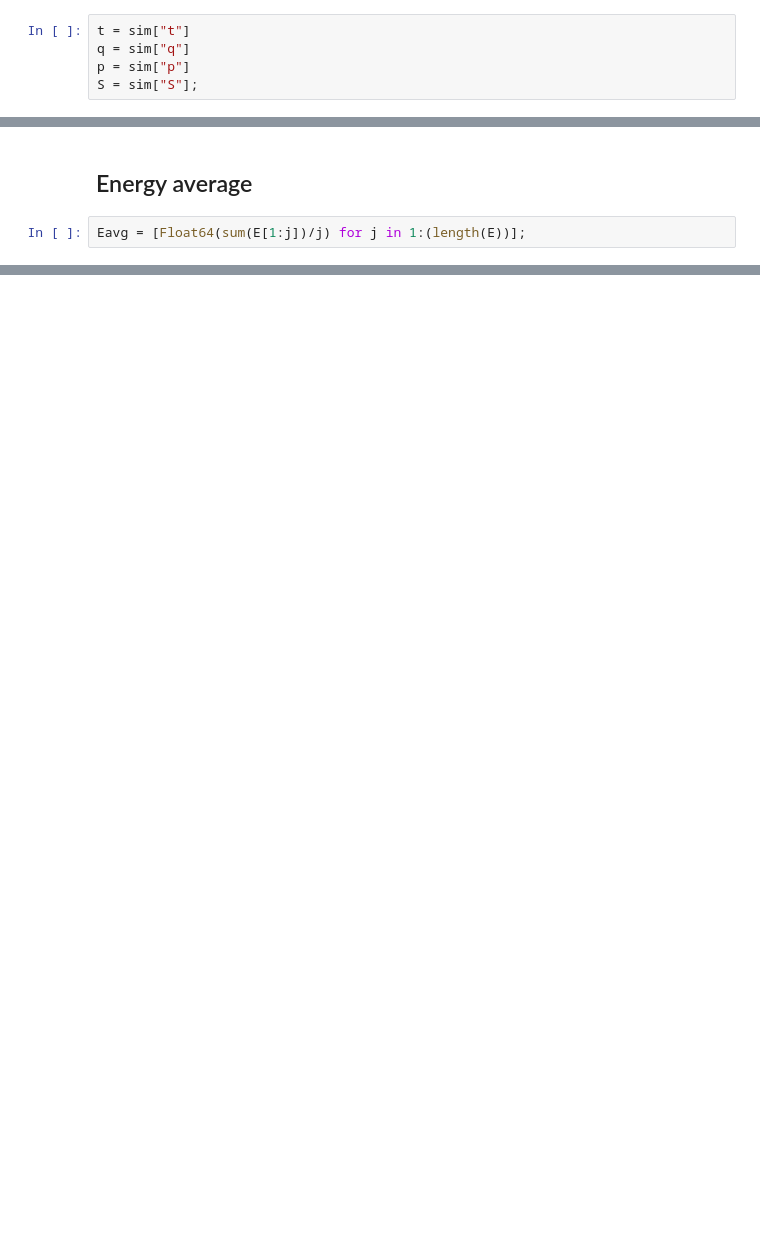
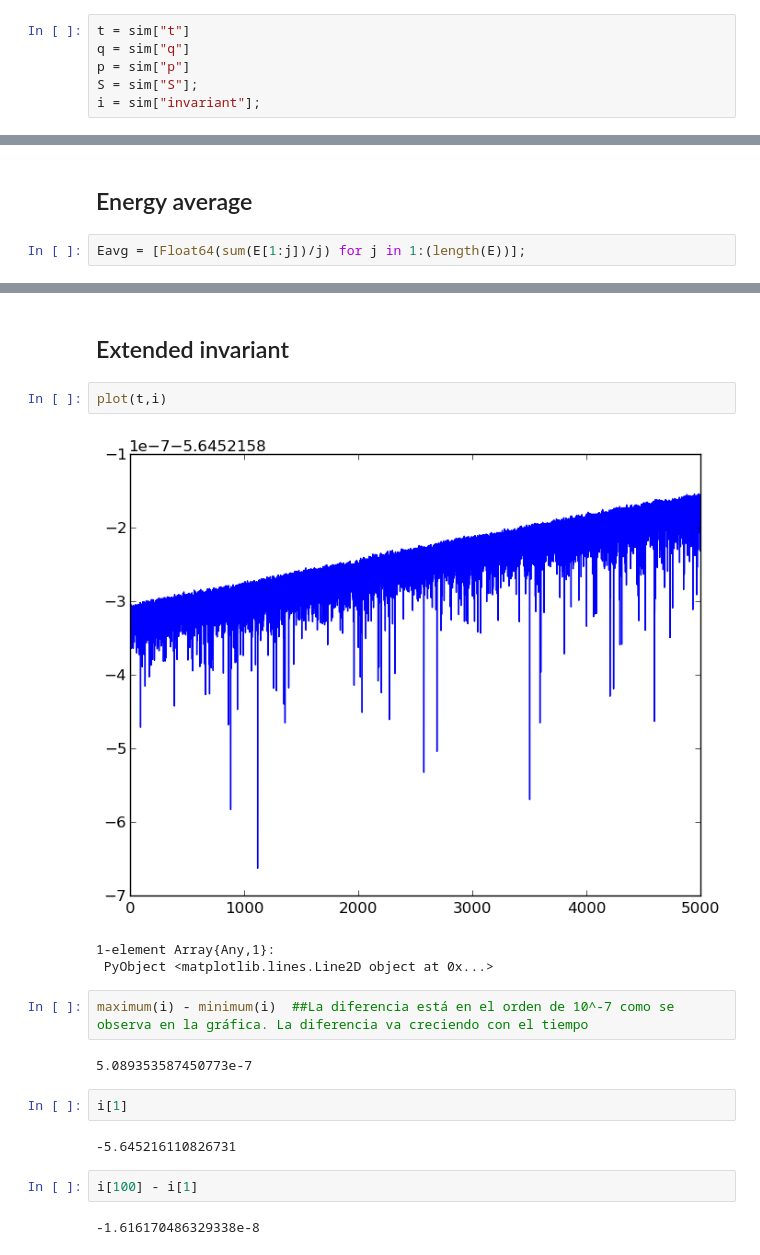
Before and after one commit to dapias/ContactFlowsTaylor, a Jupyter notebook: RungeKutta/notebooks/TutorialRK.ipynb, the cells around one changed output, grey strips where cells are left out. Cells and saved outputs as stored; diff of their text form; blank space fills up the shorter version.

Commit message:
Modified the code to track the invariant quantity proposed by Fukuda

```diff
--- a/RungeKutta/notebooks/TutorialRK.ipynb
+++ b/RungeKutta/notebooks/TutorialRK.ipynb
@@ -29,6 +30,7 @@ t = sim["t"]
 q = sim["q"]
 p = sim["p"]
 S = sim["S"];
+i = sim["invariant"];
 # %% [markdown]
 ## Extended phase space projections
 # %%
@@ -138,0 +141,20 @@ Eavg[end]
+# %% [markdown]
+ ## Extended invariant
+# %%
+plot(t,i)
+# %% [output]
+[figure, added]
+1-element Array{Any,1}:
+ PyObject <matplotlib.lines.Line2D object at 0x...>
+# %%
+maximum(i) - minimum(i)  ##La diferencia está en el orden de 10^-7 como se observa en la gráfica. La diferencia va creciendo con el tiempo
+# %% [output]
+5.089353587450773e-7
+# %%
+i[1]
+# %% [output]
+-5.645216110826731
+# %%
+i[100] - i[1]
+# %% [output]
+-1.616170486329338e-8
```
Also changed, not shown: parts of 8 cells of this notebook, 5 other files.
